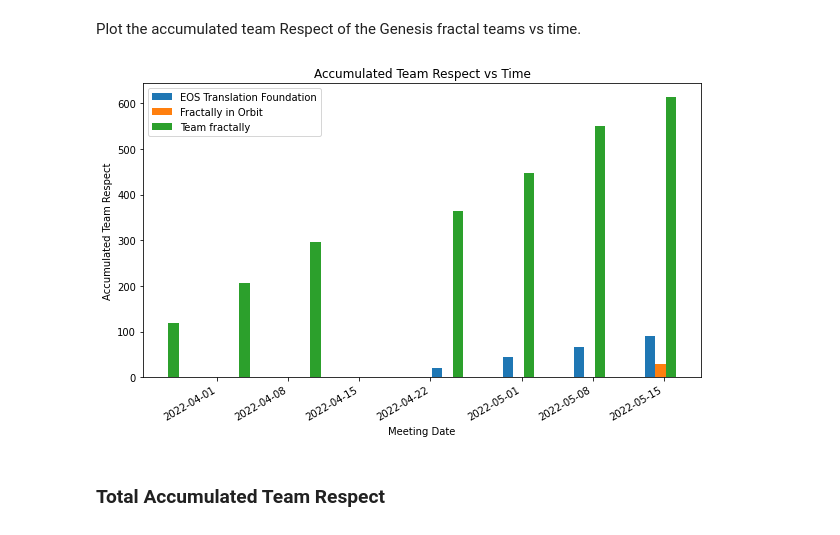
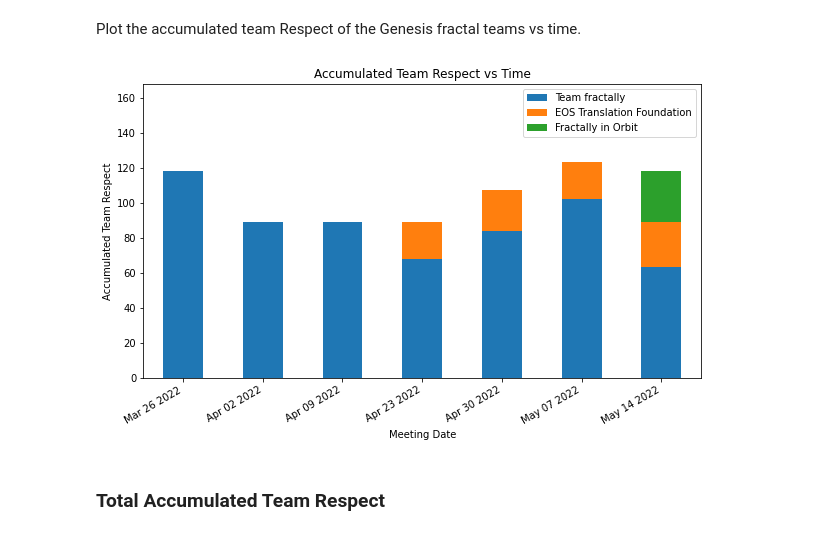
Before and after one commit to matt-langston/fractal_governance, a Jupyter notebook: notebook/README.ipynb, the cells around one changed output. Saved outputs shown, nothing was run; the diff lists cells and outputs as text; code cells hidden in the pictures.

```diff
--- a/notebook/README.ipynb
+++ b/notebook/README.ipynb
@@ -277,10 +304,10 @@ GitHubMarkdownDataFrame(dataset.df_team_respect_by_meeting_date)
 # %% [markdown]
 Plot the accumulated team Respect of the Genesis fractal teams vs time.
 # %%
-plots.accumulated_team_respect_vs_time
+plots.accumulated_team_respect_vs_time_stacked
 plt.show()
 # %% [output]
-[figure, old version]
+[figure, new version]
 # %% [markdown]
 ### Total Accumulated Team Respect
 # %% [markdown]
```
Also changed, not shown: parts of 13 cells of this notebook, 12 other files.
